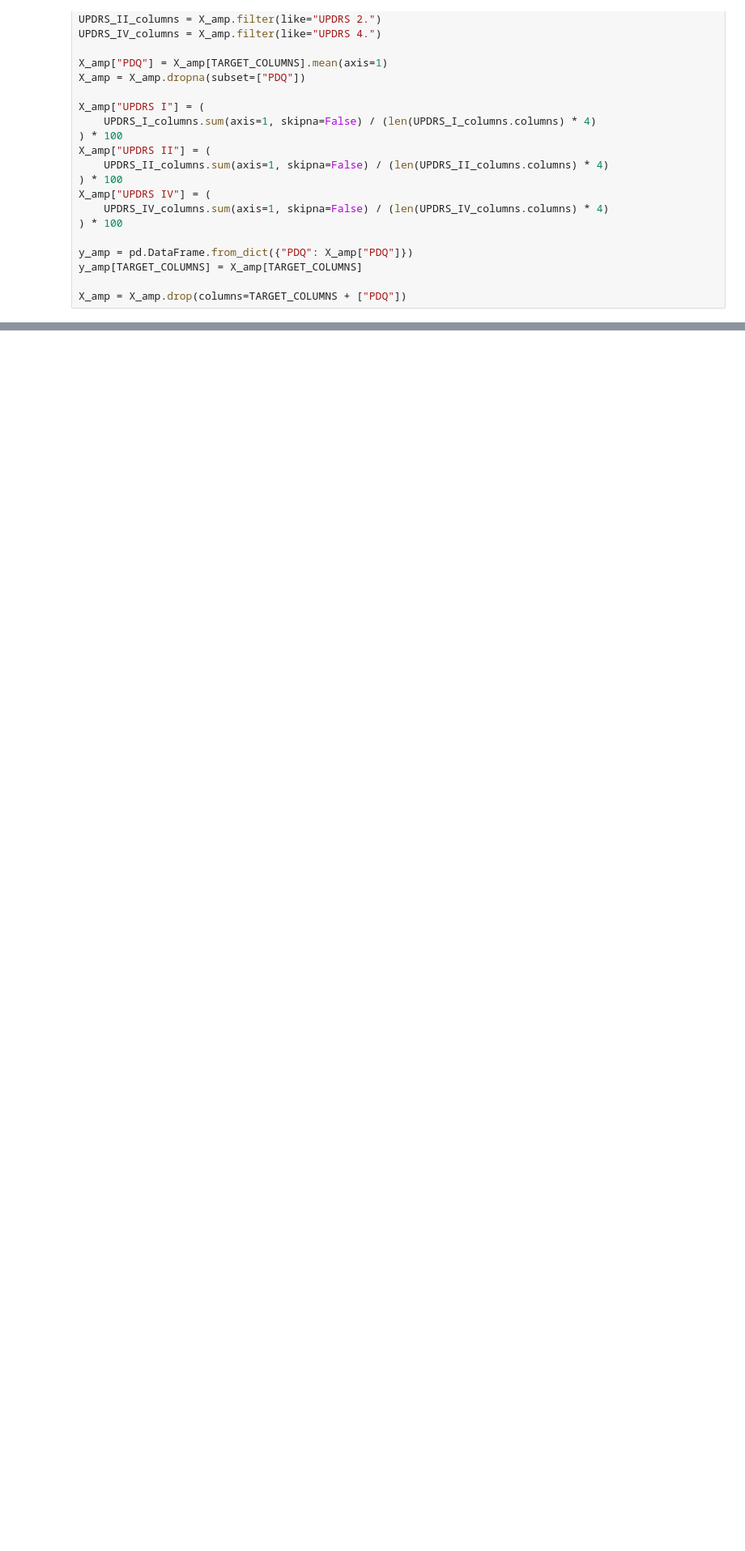
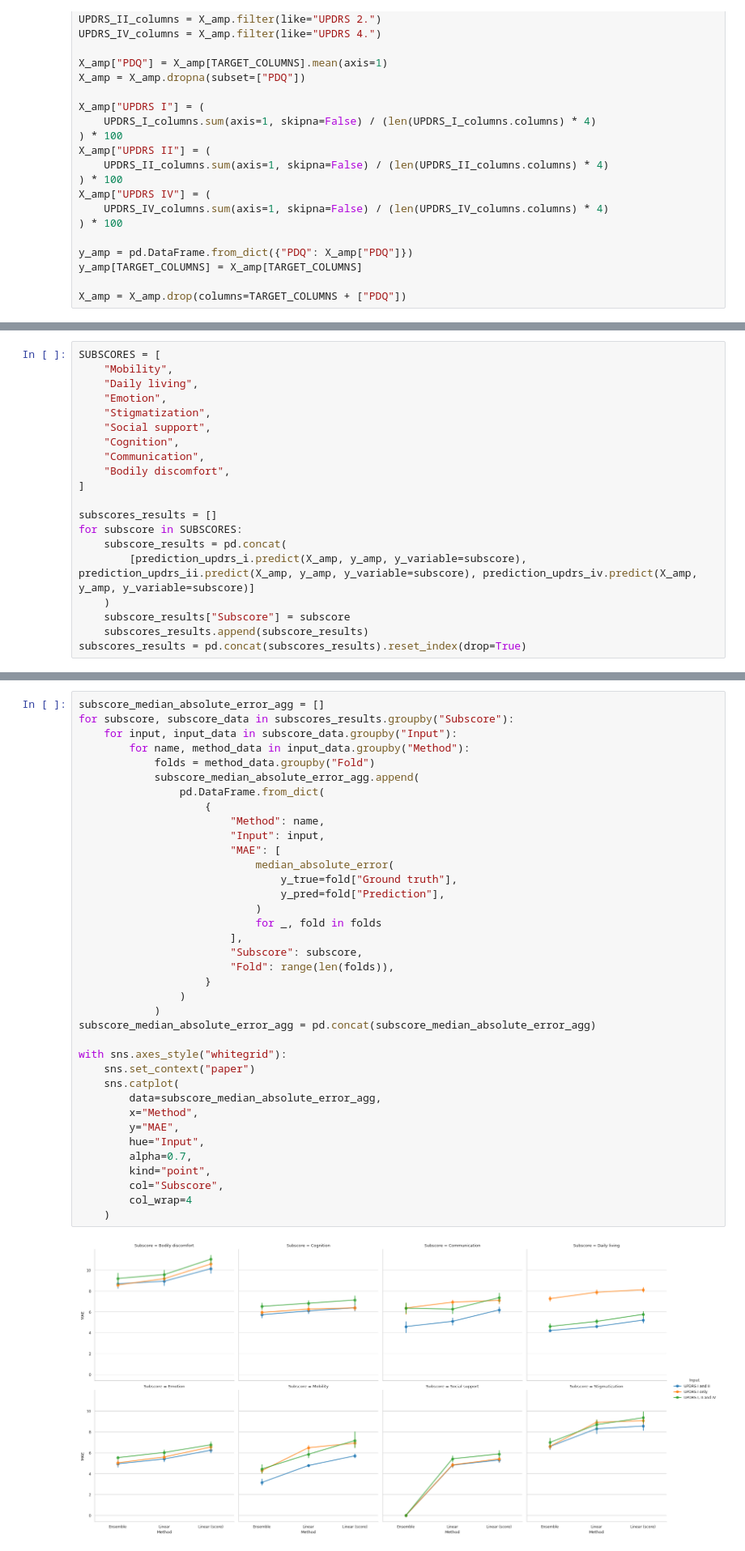
Before and after one commit to UKEIAM/de.uke.iam.parkinson.vae_longitudinal, a Jupyter notebook: src/vae.ipynb, the cells around one changed output, grey strips where cells are left out. Shown at 81% size. Cells and saved outputs as stored; diff of their text form; blank space fills up the shorter version.

Commit message:
Add subscores

```diff
--- a/src/vae.ipynb
+++ b/src/vae.ipynb
@@ -427,0 +434,20 @@ with sns.axes_style("whitegrid"):
+# %%
+SUBSCORES = [
+    "Mobility",
+    "Daily living",
+    "Emotion",
+    "Stigmatization",
+    "Social support",
+    "Cognition",
+    "Communication",
+    "Bodily discomfort",
+]
+
+subscores_results = []
+for subscore in SUBSCORES:
+    subscore_results = pd.concat(
+        [prediction_updrs_i.predict(X_amp, y_amp, y_variable=subscore), prediction_updrs_ii.predict(X_amp, y_amp, y_variable=subscore), prediction_updrs_iv.predict(X_amp, y_amp, y_variable=subscore)]
+    )
+    subscore_results["Subscore"] = subscore
+    subscores_results.append(subscore_results)
+subscores_results = pd.concat(subscores_results).reset_index(drop=True)
@@ -427,0 +472,39 @@ with sns.axes_style("whitegrid"):
+# %%
+subscore_median_absolute_error_agg = []
+for subscore, subscore_data in subscores_results.groupby("Subscore"):
+    for input, input_data in subscore_data.groupby("Input"):
+        for name, method_data in input_data.groupby("Method"):
+            folds = method_data.groupby("Fold")
+            subscore_median_absolute_error_agg.append(
+                pd.DataFrame.from_dict(
+                    {
+                        "Method": name,
+                        "Input": input,
+                        "MAE": [
+                            median_absolute_error(
+                                y_true=fold["Ground truth"],
+                                y_pred=fold["Prediction"],
+                            )
+                            for _, fold in folds
+                        ],
+                        "Subscore": subscore,
+                        "Fold": range(len(folds)),
+                    }
+                )
+            )
+subscore_median_absolute_error_agg = pd.concat(subscore_median_absolute_error_agg)
+
+with sns.axes_style("whitegrid"):
+    sns.set_context("paper")
+    sns.catplot(
+        data=subscore_median_absolute_error_agg,
+        x="Method",
+        y="MAE",
+        hue="Input",
+        alpha=0.7,
+        kind="point",
+        col="Subscore",
+        col_wrap=4
+    )
+# %% [output]
+[figure, added]
```
Also changed, not shown: parts of 13 cells of this notebook.
